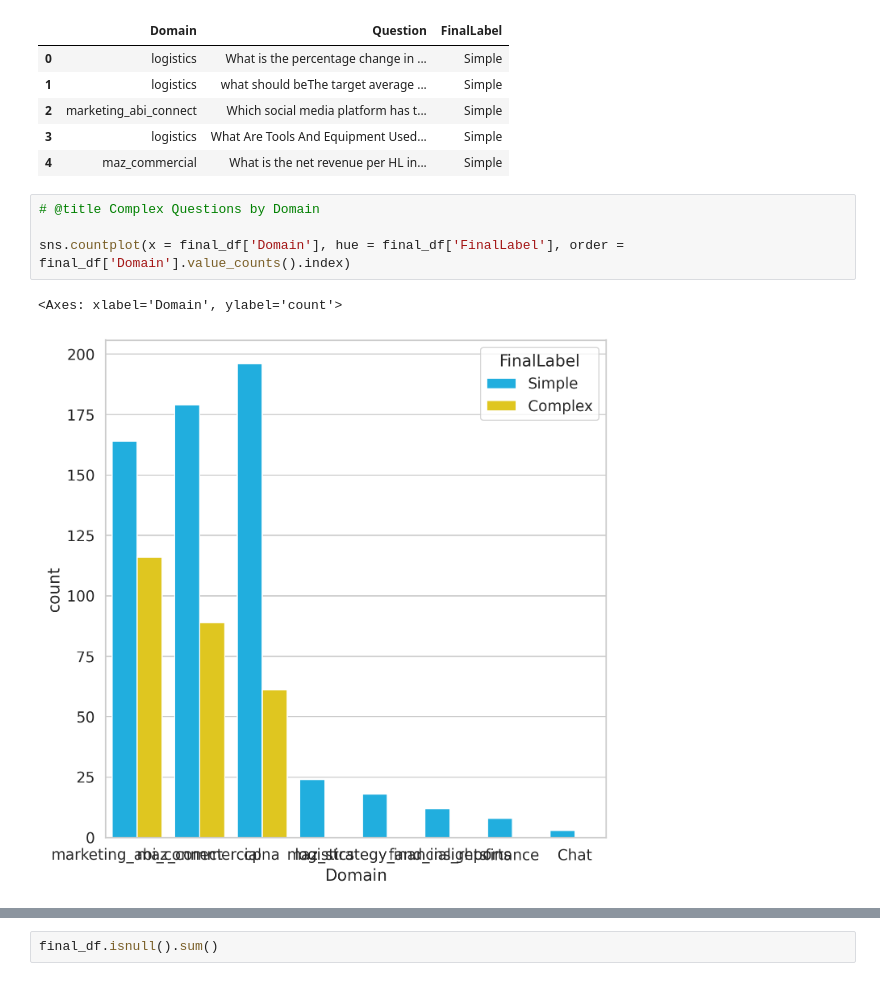
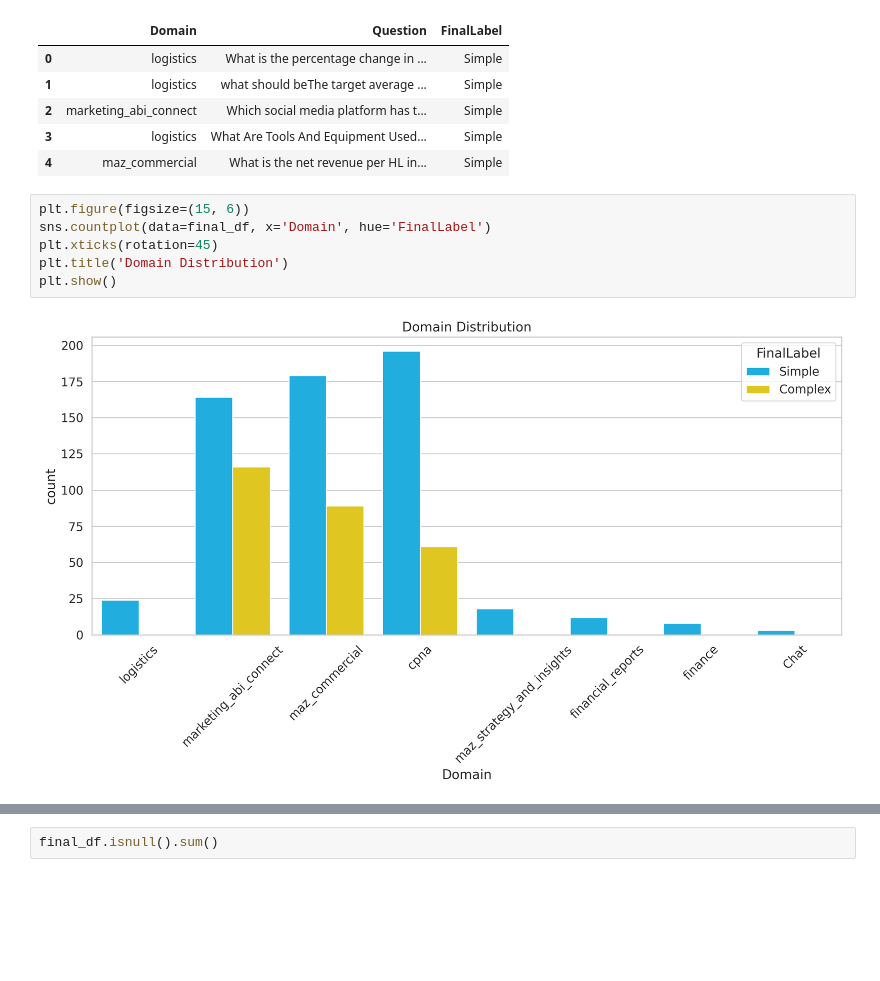
Before and after one commit to soutrik71/MInMaxBERT, a Jupyter notebook: notebook/BertTextClassifier_part2.ipynb, the cells around one changed output, grey strips where cells are left out. Drawn from its saved outputs; the diff is of its cells as text; blank space fills up the shorter version.

```diff
--- a/notebook/BertTextClassifier_part2.ipynb
+++ b/notebook/BertTextClassifier_part2.ipynb
@@ -63,13 +178,14 @@ final_df.head()
 | 2 | marketing_abi_connect | Which social media platform has t... | Simple |
 | 3 | logistics | What Are Tools And Equipment Used... | Simple |
 | 4 | maz_commercial | What is the net revenue per HL in... | Simple |
-# %%
-# @title Complex Questions by Domain
-
-sns.countplot(x = final_df['Domain'], hue = final_df['FinalLabel'], order = final_df['Domain'].value_counts().index)
-# %% [output]
-<Axes: xlabel='Domain', ylabel='count'>
-[figure, removed]
+# %%
+plt.figure(figsize=(15, 6))
+sns.countplot(data=final_df, x='Domain', hue='FinalLabel')
+plt.xticks(rotation=45)
+plt.title('Domain Distribution')
+plt.show()
+# %% [output]
+[figure, added]
 # %%
 final_df["FinalLabel"].value_counts()
 # %% [output]
```
Also changed, not shown: parts of 56 cells of this notebook.
